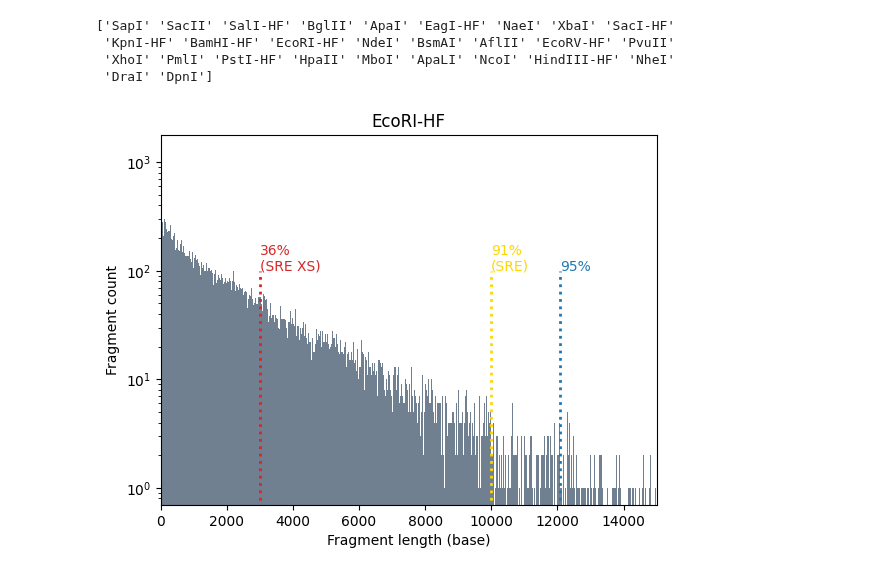
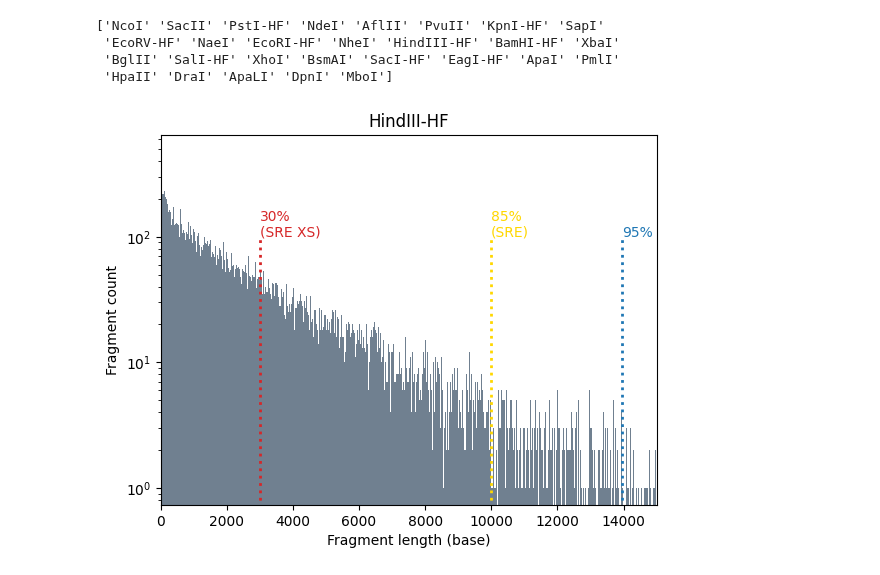
Before and after one commit to JeromeeX/wormdigester, a Jupyter notebook: wormdigester.ipynb, the cells around one changed output. Saved outputs shown, nothing was run; the diff lists cells and outputs as text; code cells hidden in the pictures.

```diff
--- a/wormdigester.ipynb
+++ b/wormdigester.ipynb
@@ -67,7 +67,6 @@ enzyme_list.query('Chr == "I"')
 # %%
 import matplotlib.pyplot as plt
 import numpy as np
-import math
 
 print(enzymes)
 def digest(zyme1, zyme2):
@@ -103,7 +102,7 @@ def digest(zyme1, zyme2):
     all_chr_fragment_lengths.sort()
     return all_chr_fragment_lengths
 
-def plotting(zyme1, zyme2):
+def fig1(zyme1, zyme2):
     all_chr_fragment_lengths = digest(zyme1, zyme2)
     genomelength = sum(all_chr_fragment_lengths)
 
@@ -146,19 +145,20 @@ def plotting(zyme1, zyme2):
     plt.ylabel("Fragment count")
     if zyme1 == zyme2:
         plt.title(str(zyme1))
-        plt.savefig("1 " + zyme1, dpi=500)
+        plt.savefig("1 " + zyme1 + " gDNA digestion", dpi=500)
     else:
         plt.title(str(zyme1 + ' & ' + zyme2))
-        plt.savefig("1 " + zyme1 + " & " + zyme2, dpi=500)
+        plt.savefig("1 " + zyme1 + " & " + zyme2 + " gDNA digestion", dpi=500)
     plt.show()
 # %% [output]
-['SapI' 'SacII' 'SalI-HF' 'BglII' 'ApaI' 'EagI-HF' 'NaeI' 'XbaI' 'SacI-HF'
- 'KpnI-HF' 'BamHI-HF' 'EcoRI-HF' 'NdeI' 'BsmAI' 'AflII' 'EcoRV-HF' 'PvuII'
- 'XhoI' 'PmlI' 'PstI-HF' 'HpaII' 'MboI' 'ApaLI' 'NcoI' 'HindIII-HF' 'NheI'
- 'DraI' 'DpnI']
+['NcoI' 'SacII' 'PstI-HF' 'NdeI' 'AflII' 'PvuII' 'KpnI-HF' 'SapI'
+ 'EcoRV-HF' 'NaeI' 'EcoRI-HF' 'NheI' 'HindIII-HF' 'BamHI-HF' 'XbaI'
+ 'BglII' 'SalI-HF' 'XhoI' 'BsmAI' 'SacI-HF' 'EagI-HF' 'ApaI' 'PmlI'
+ 'HpaII' 'DraI' 'ApaLI' 'DpnI' 'MboI']
-# %%
-plotting("EcoRI-HF", "EcoRI-HF")
-# %% [output]
-[figure, removed]
+# %%
+fig1("HindIII-HF", "HindIII-HF")
+# Generate your figure 1 here. If there is only one enzyme conducting digestion, please make the input as two identical enzymes as shown here.
+# %% [output]
+[figure, added]
 # %%
 import matplotlib.pyplot as plt
```
Also changed, not shown: parts of 5 cells of this notebook, 9 other files.
